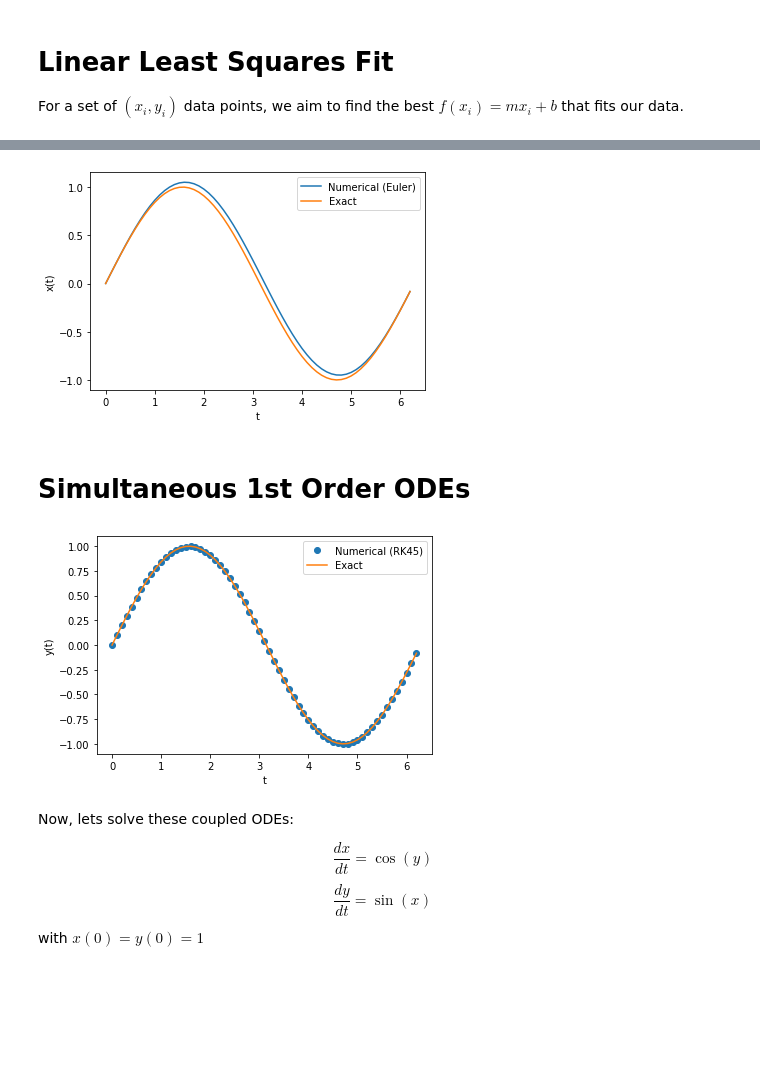
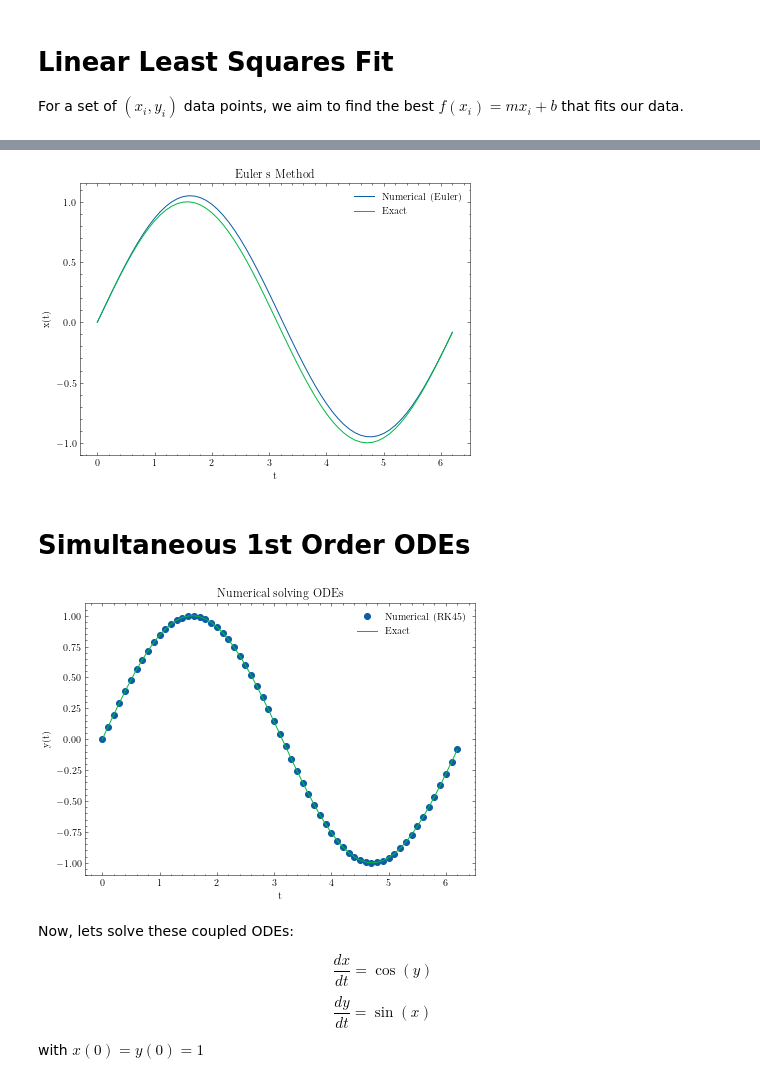
Before and after one commit to franklinzppa/studies-physics, a Jupyter notebook: math-tools.ipynb, the cells around one changed output, grey strips where cells are left out. Drawn from its saved outputs; the diff is of its cells as text; code cells hidden in the pictures; blank space fills up the shorter version.

Commit message:
Add numerical diff

```diff
--- a/math-tools.ipynb
+++ b/math-tools.ipynb
@@ -3,6 +3,7 @@ import numpy as np
 import matplotlib.pyplot as plt
 from scipy import integrate
 from scipy import optimize
+plt.style.use('science')
 # %% [markdown]
 # Linear Least Squares Fit
 
@@ -70,14 +76,16 @@ for t in t_values:
     x_values.append(x)
     x = x + h * f(t)
 # %%
+plt.figure(figsize=(7,5))
+plt.title('Euler s Method')
 plt.plot(t_values, x_values, label='Numerical (Euler)')
 plt.plot(t_values, np.sin(t_values), label='Exact')
 plt.xlabel('t')
 plt.ylabel('x(t)')
 plt.legend()
 plt.show()
 # %% [output]
-[figure, old version]
+[figure, new version]
 # %% [markdown]
 # Simultaneous 1st Order ODEs
 # %%
@@ -94,6 +102,8 @@ def f(t, y):
 sol = integrate.solve_ivp(f, (0, 2*np.pi), [y0], t_eval=t_values)
 y = sol.y[0]
 
+plt.figure(figsize=(7,5))
+plt.title('Numerical solving ODEs')
 plt.plot(t_values, y,'o' ,label='Numerical (RK45)')
 plt.plot(t_values, np.sin(t_values), label='Exact')
 plt.xlabel('t')
@@ -101,7 +111,7 @@ plt.ylabel('y(t)')
 plt.legend()
 plt.show()
 # %% [output]
-[figure, old version]
+[figure, new version]
 # %% [markdown]
 Now, lets solve these coupled ODEs:
 
```
Also changed, not shown: parts of 10 cells of this notebook.
